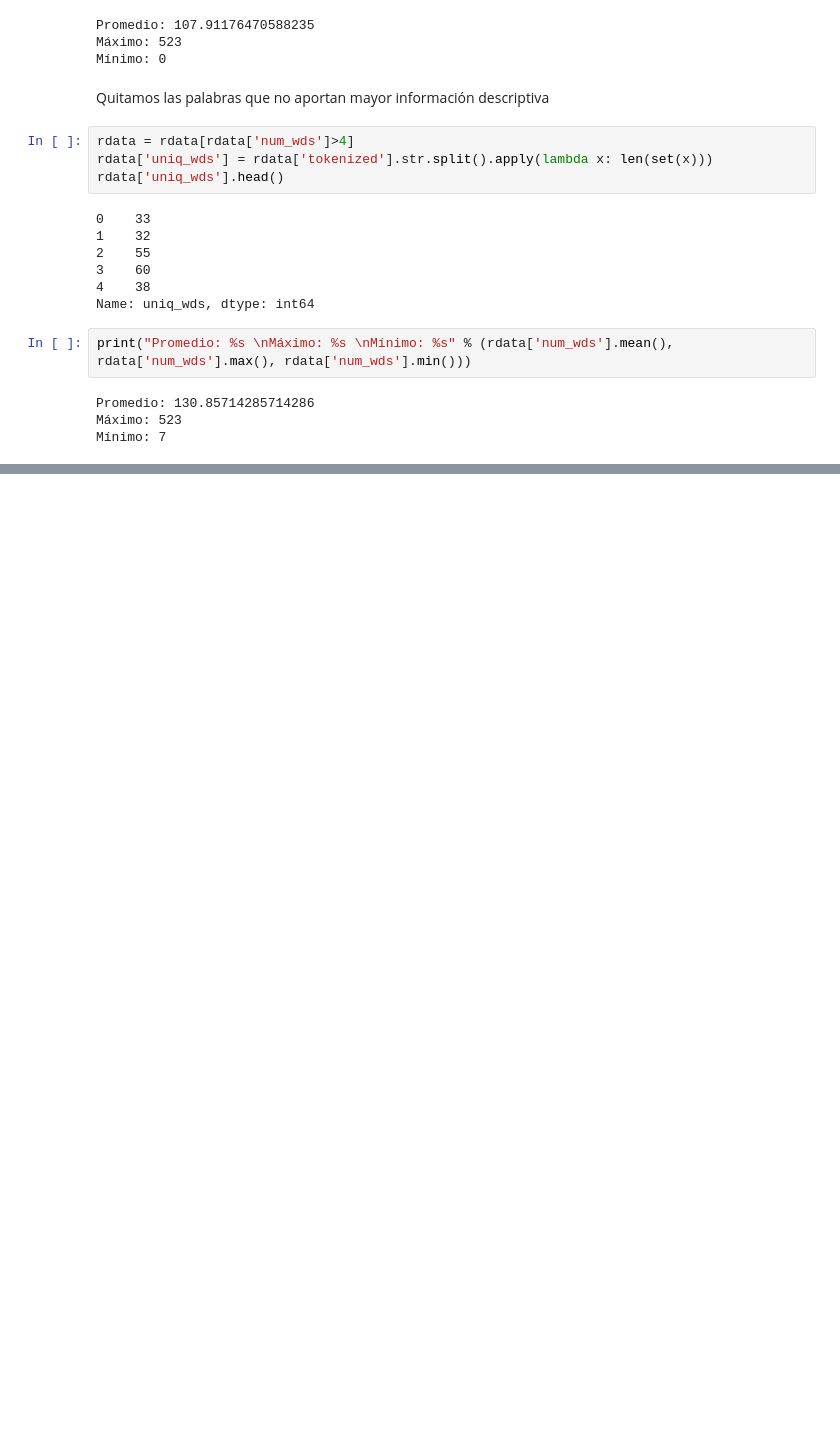
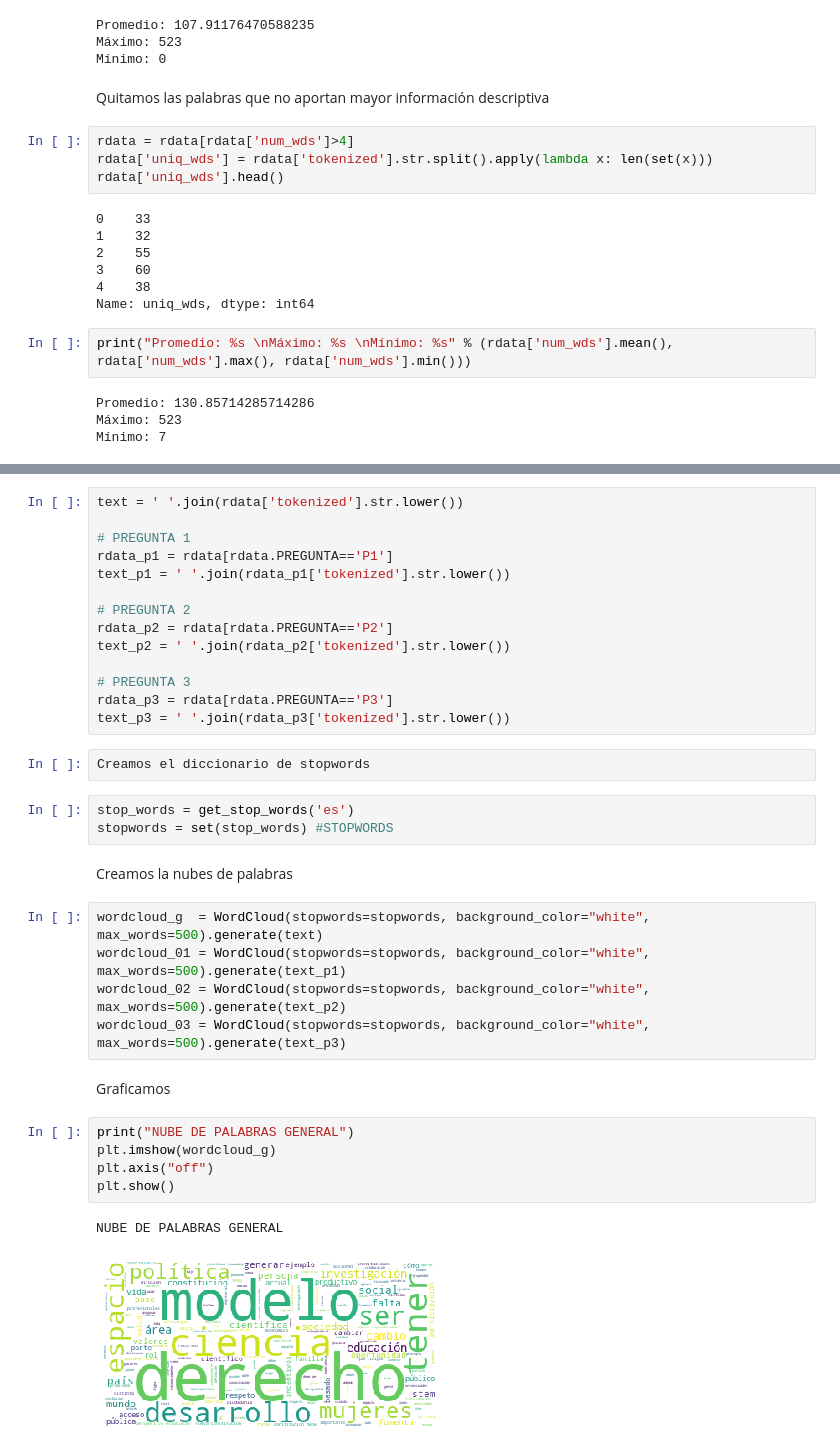
Before and after one commit to cinthyaleonor/mujeres_stem, a Jupyter notebook: cabildo_01.ipynb, the cells around one changed output, grey strips where cells are left out. Drawn from its saved outputs; the diff is of its cells as text; blank space fills up the shorter version.

```diff
--- a/cabildo_01.ipynb
+++ b/cabildo_01.ipynb
@@ -78,0 +91,36 @@ Realizamos el mapa de palabras para verlo más bonito
+# %%
+text = ' '.join(rdata['tokenized'].str.lower())
+
+# PREGUNTA 1
+rdata_p1 = rdata[rdata.PREGUNTA=='P1']
+text_p1 = ' '.join(rdata_p1['tokenized'].str.lower())
+
+# PREGUNTA 2
+rdata_p2 = rdata[rdata.PREGUNTA=='P2']
+text_p2 = ' '.join(rdata_p2['tokenized'].str.lower())
+
+# PREGUNTA 3
+rdata_p3 = rdata[rdata.PREGUNTA=='P3']
+text_p3 = ' '.join(rdata_p3['tokenized'].str.lower())
+# %%
+Creamos el diccionario de stopwords
+# %%
+stop_words = get_stop_words('es')
+stopwords = set(stop_words) #STOPWORDS
+# %% [markdown]
+Creamos la nubes de palabras
+# %%
+wordcloud_g  = WordCloud(stopwords=stopwords, background_color="white", max_words=500).generate(text)
+wordcloud_01 = WordCloud(stopwords=stopwords, background_color="white", max_words=500).generate(text_p1)
+wordcloud_02 = WordCloud(stopwords=stopwords, background_color="white", max_words=500).generate(text_p2)
+wordcloud_03 = WordCloud(stopwords=stopwords, background_color="white", max_words=500).generate(text_p3)
+# %% [markdown]
+Graficamos
+# %%
+print("NUBE DE PALABRAS GENERAL")
+plt.imshow(wordcloud_g)
+plt.axis("off")
+plt.show()
+# %% [output]
+NUBE DE PALABRAS GENERAL
+[figure, added]
```
Also changed, not shown: parts of 8 cells of this notebook.
